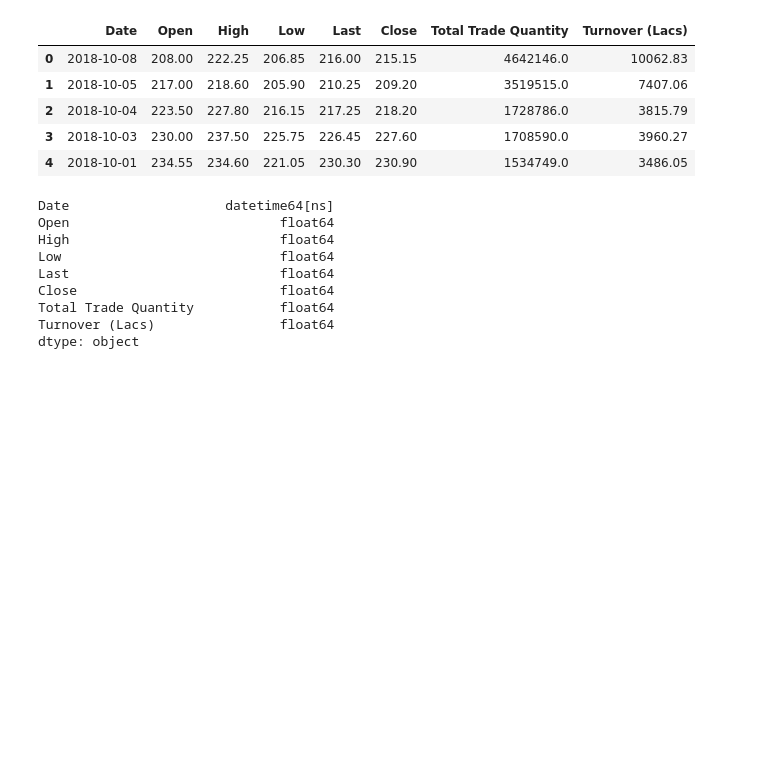
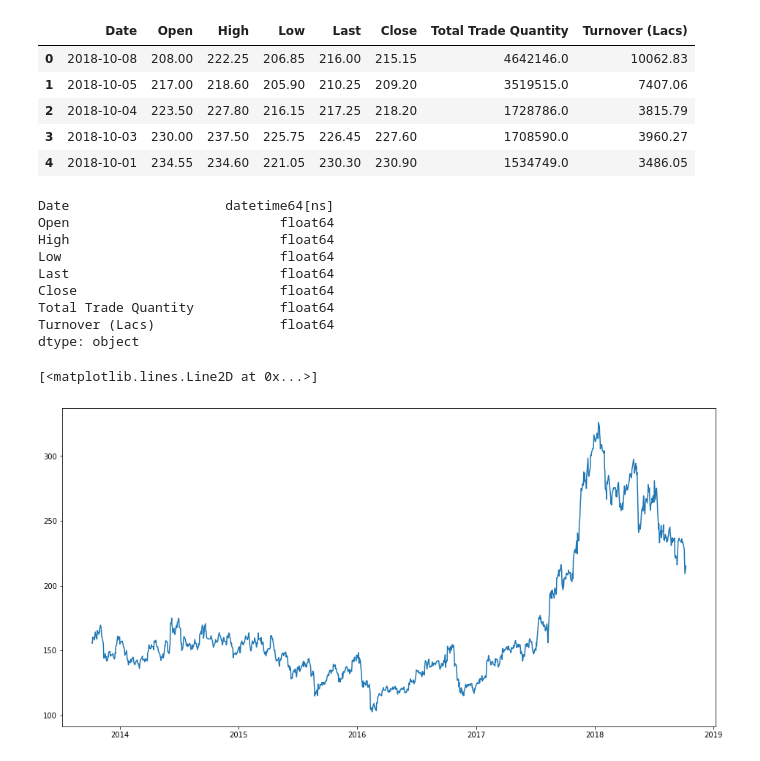
Before and after one commit to antonatem/Stock-price-prediction, a Jupyter notebook: stock-price-prediction.ipynb, the cells around one changed output. Saved outputs shown, nothing was run; the diff lists cells and outputs as text; code cells hidden in the pictures; blank space fills up the shorter version.

Commit message:
Plot stock closing price over time

```diff
--- a/stock-price-prediction.ipynb
+++ b/stock-price-prediction.ipynb
@@ -34,6 +34,13 @@ Close                          float64
 Total Trade Quantity           float64
 Turnover (Lacs)                float64
 dtype: object
+# %%
+# Plot closing price over years
+plt.figure(figsize=(16,8))
+plt.plot(dataset['Close'])
+# %% [output]
+[<matplotlib.lines.Line2D at 0x...>]
+[figure, added]
 # %%
 # Split train and test sets
 labels = dataset['Close']
```
Also changed, not shown: parts of 1 cell of this notebook.
